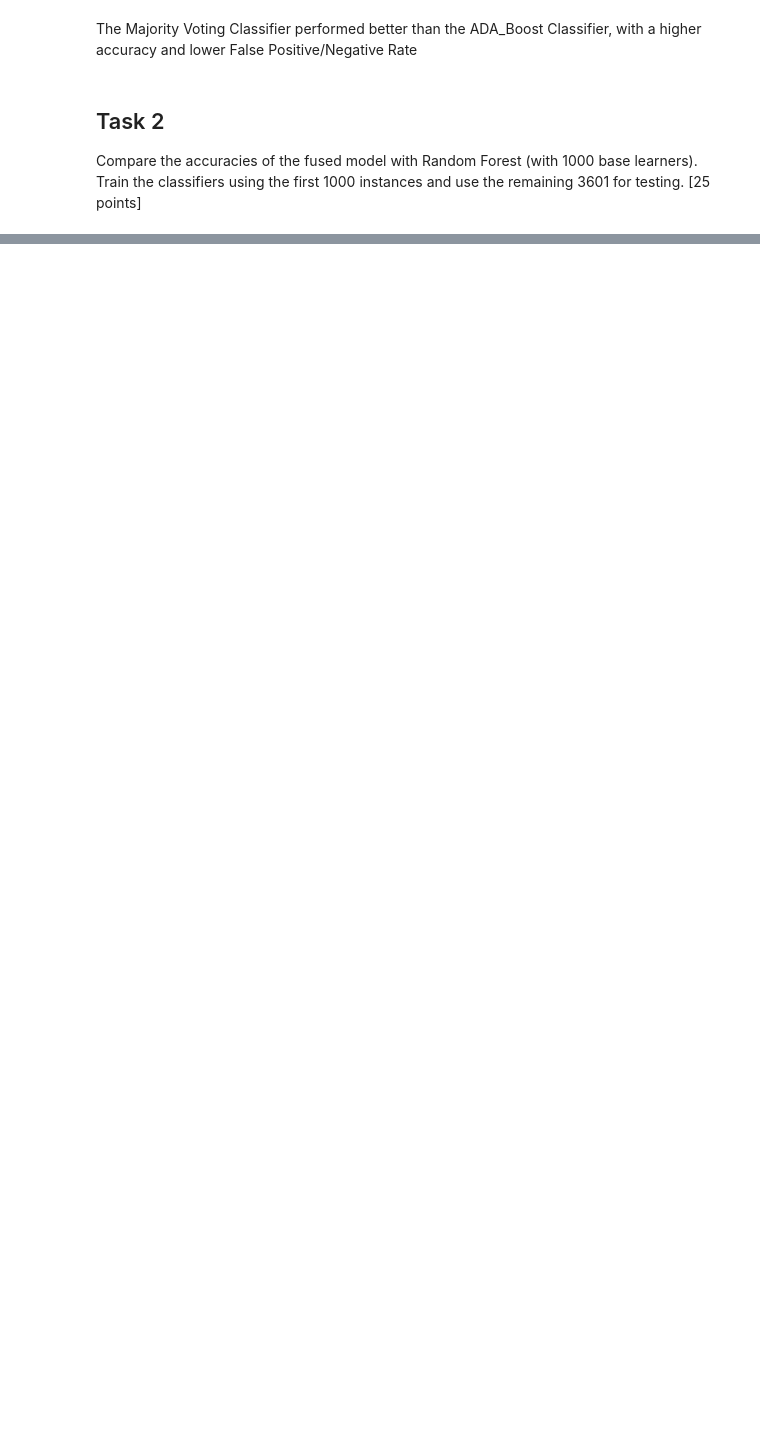
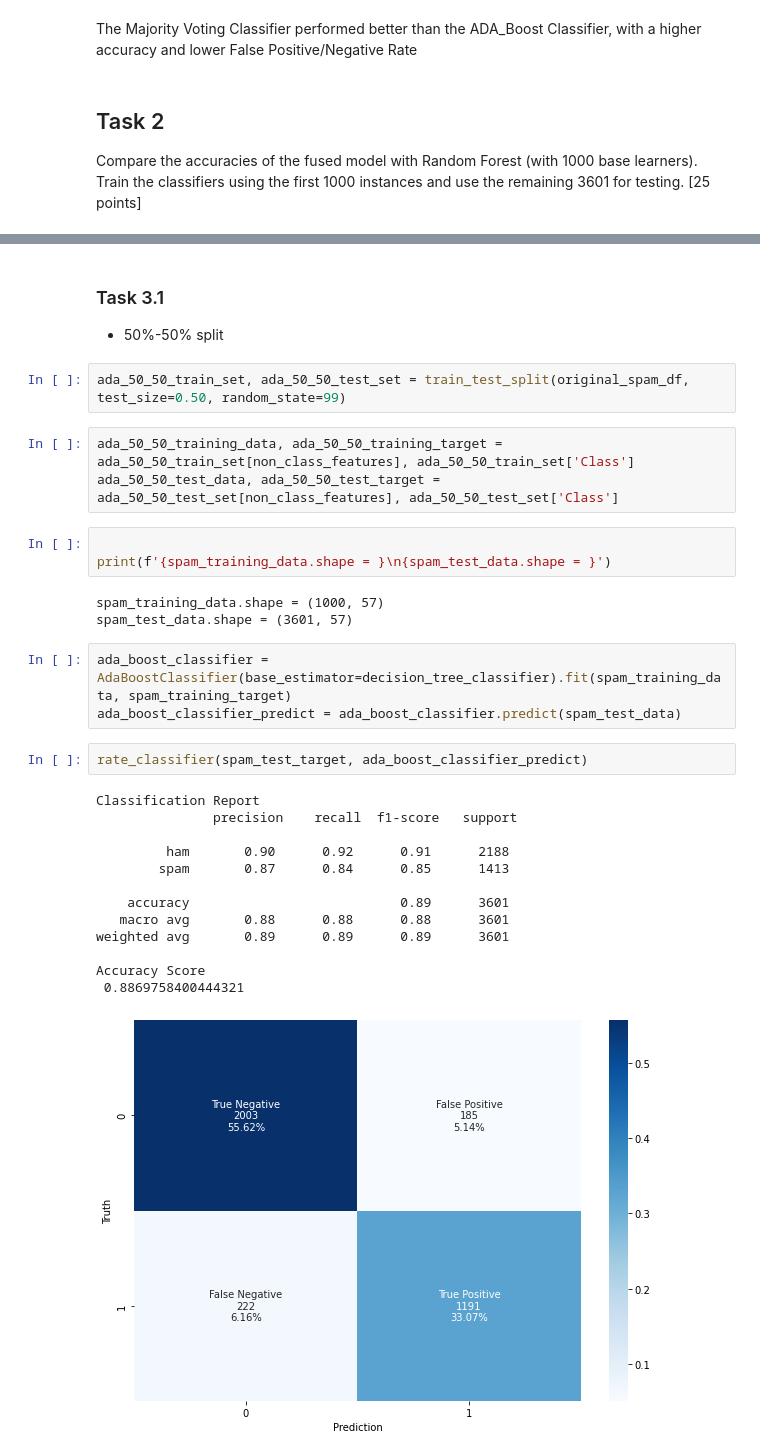
Before and after one commit to BbBot64/Statistics_for_Data_Science, a Jupyter notebook: Project_02/Ortiz_Jason_Project_2_Submission.ipynb, the cells around one changed output, grey strips where cells are left out. Saved outputs shown, nothing was run; the diff lists cells and outputs as text; blank space fills up the shorter version.

```diff
--- a/Project_02/Ortiz_Jason_Project_2_Submission.ipynb
+++ b/Project_02/Ortiz_Jason_Project_2_Submission.ipynb
@@ -224,0 +236,33 @@ The Majority Voting Classifier performed better than the ADA_Boost Classifier, w
+# %% [markdown]
+### Task 3.1
+* 50%-50% split
+# %%
+ada_50_50_train_set, ada_50_50_test_set = train_test_split(original_spam_df, test_size=0.50, random_state=99)
+# %%
+ada_50_50_training_data, ada_50_50_training_target = ada_50_50_train_set[non_class_features], ada_50_50_train_set['Class']
+ada_50_50_test_data, ada_50_50_test_target = ada_50_50_test_set[non_class_features], ada_50_50_test_set['Class']
+# %%
+
+print(f'{spam_training_data.shape = }\n{spam_test_data.shape = }')
+# %% [output]
+spam_training_data.shape = (1000, 57)
+spam_test_data.shape = (3601, 57)
+# %%
+ada_boost_classifier = AdaBoostClassifier(base_estimator=decision_tree_classifier).fit(spam_training_data, spam_training_target)
+ada_boost_classifier_predict = ada_boost_classifier.predict(spam_test_data)
+# %%
+rate_classifier(spam_test_target, ada_boost_classifier_predict)
+# %% [output]
+Classification Report
+               precision    recall  f1-score   support
+
+         ham       0.90      0.92      0.91      2188
+        spam       0.87      0.84      0.85      1413
+
+    accuracy                           0.89      3601
+   macro avg       0.88      0.88      0.88      3601
+weighted avg       0.89      0.89      0.89      3601
+
+Accuracy Score
+ 0.8869758400444321
+[figure, added]
```
Also changed, not shown: parts of 10 cells of this notebook.
